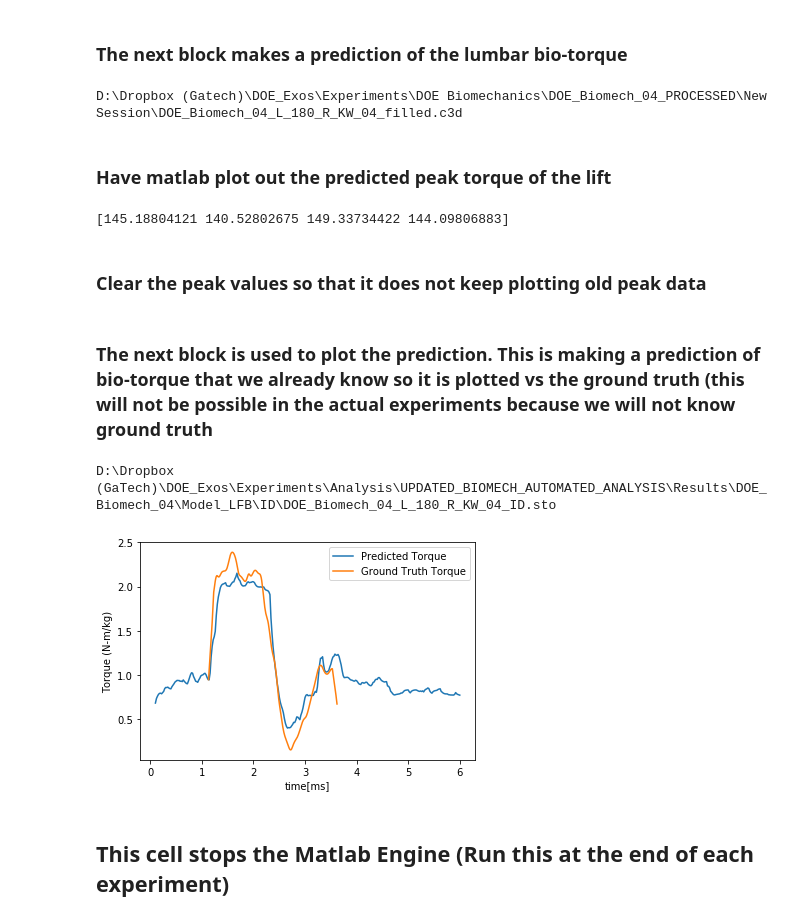
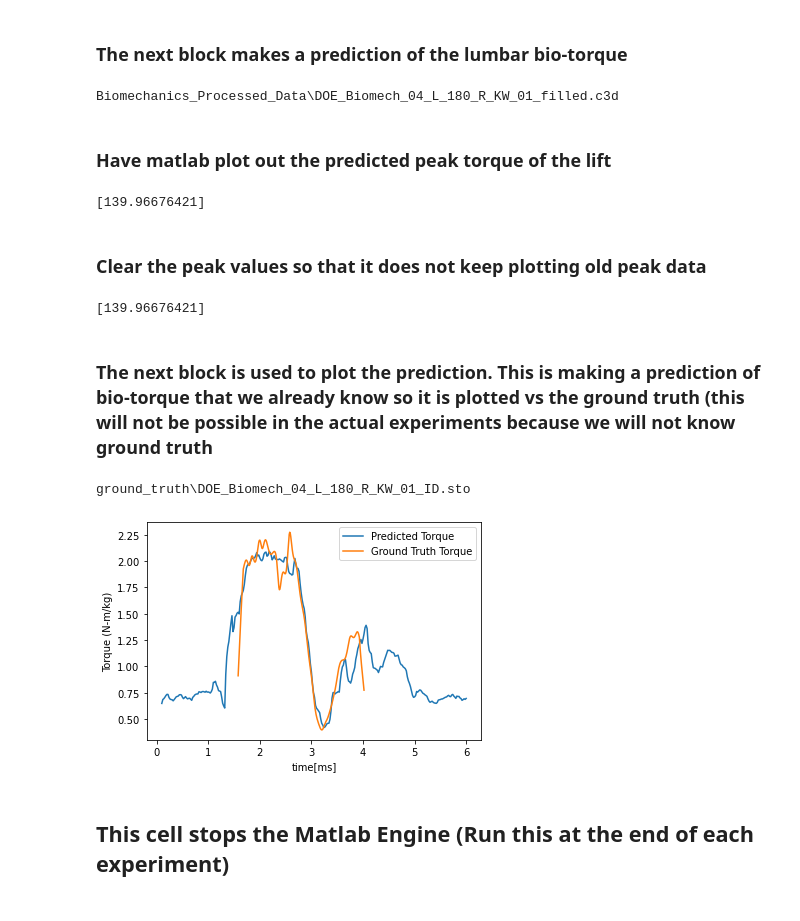
Before and after one commit to joshnfern97/lumbar_biofeedback, a Jupyter notebook: biofeedback_pipeline.ipynb, the cells around one changed output. Drawn from its saved outputs; the diff is of its cells as text; code cells hidden in the pictures.

```diff
--- a/biofeedback_pipeline.ipynb
+++ b/biofeedback_pipeline.ipynb
@@ -63,17 +63,17 @@ feature_table_names = []
 peak_values = []; #This initializes the peak torque values matrix for later use
 
 # Desired channels to train with
-#col_names = ['right_FP_x', 'right_FP_y', 'right_FP_z',
-#          'left_FP_x', 'left_FP_y', 'left_FP_z',
-#          'shank_acc_x', 'shank_acc_y', 'shank_acc_z', 'shank_gyro_x', 'shank_gyro_y', 'shank_gyro_z' ,
-#          'foot_acc_x', 'foot_acc_y', 'foot_acc_z', 'foot_gyro_x', 'foot_gyro_y', 'foot_gyro_z',
-#          'thigh_acc_x', 'thigh_acc_y', 'thigh_acc_z', 'thigh_gyro_x', 'thigh_gyro_y', 'thigh_gyro_z',
-#          'torso_acc_x', 'torso_acc_y', 'torso_acc_z', 'torso_gyro_x', 'torso_gyro_y', 'torso_gyro_z',]
-col_names = ['shank_acc_x', 'shank_acc_y', 'shank_acc_z', 'shank_gyro_x', 'shank_gyro_y', 'shank_gyro_z' ,
-           'foot_acc_x', 'foot_acc_y', 'foot_acc_z', 'foot_gyro_x', 'foot_gyro_y', 'foot_gyro_z',
-           'thigh_acc_x', 'thigh_acc_y', 'thigh_acc_z', 'thigh_gyro_x', 'thigh_gyro_y', 'thigh_gyro_z',
-          'torso_acc_x', 'torso_acc_y', 'torso_acc_z', 'torso_gyro_x', 'torso_gyro_y', 'torso_gyro_z'
-          ]
+col_names = ['right_FP_x', 'right_FP_y', 'right_FP_z',
+          'left_FP_x', 'left_FP_y', 'left_FP_z',
+          'shank_acc_x', 'shank_acc_y', 'shank_acc_z', 'shank_gyro_x', 'shank_gyro_y', 'shank_gyro_z' ,
+          'foot_acc_x', 'foot_acc_y', 'foot_acc_z', 'foot_gyro_x', 'foot_gyro_y', 'foot_gyro_z',
+          'thigh_acc_x', 'thigh_acc_y', 'thigh_acc_z', 'thigh_gyro_x', 'thigh_gyro_y', 'thigh_gyro_z',
+          'torso_acc_x', 'torso_acc_y', 'torso_acc_z', 'torso_gyro_x', 'torso_gyro_y', 'torso_gyro_z',]
+#col_names = ['shank_acc_x', 'shank_acc_y', 'shank_acc_z', 'shank_gyro_x', 'shank_gyro_y', 'shank_gyro_z' ,
+#           'foot_acc_x', 'foot_acc_y', 'foot_acc_z', 'foot_gyro_x', 'foot_gyro_y', 'foot_gyro_z',
+#           'thigh_acc_x', 'thigh_acc_y', 'thigh_acc_z', 'thigh_gyro_x', 'thigh_gyro_y', 'thigh_gyro_z',
+#          'torso_acc_x', 'torso_acc_y', 'torso_acc_z', 'torso_gyro_x', 'torso_gyro_y', 'torso_gyro_z'
+#          ]
 col_feat = ['min_','max_', 'mean_', 'std_', 'end_']
 
 
@@ -131,9 +131,9 @@ for j in range(start_i,len(subject_num)):
                 message = "--- Adding Subject "+ str(subject_num[j]) + " Trial " +str(i)+"  to the training data ---"
                 print(message)
                 if degree == 0:
-                    file = "D:/Dropbox (GaTech)/DOE_Exos/Experiments/Analysis/scale_ik_id/results/feature_tables/100_ms_window_20_ms_increment/DOE_Biomech_"+str(subject_num[j])+"_L_"+str(degree)+"_"+lift_type+"_0"+str(i)+".csv"
+                    file = "feature_tables/100_ms_window_20_ms_increment/DOE_Biomech_"+str(subject_num[j])+"_L_"+str(degree)+"_"+lift_type+"_0"+str(i)+".csv"
                 else:
-                    file = "D:/Dropbox (GaTech)/DOE_Exos/Experiments/Analysis/scale_ik_id/results/feature_tables/100_ms_window_20_ms_increment/DOE_Biomech_"+str(subject_num[j])+"_L_"+str(degree)+"_"+lift_side+"_"+lift_type+"_0"+str(i)+".csv"
+                    file = "feature_tables/100_ms_window_20_ms_increment/DOE_Biomech_"+str(subject_num[j])+"_L_"+str(degree)+"_"+lift_side+"_"+lift_type+"_0"+str(i)+".csv"
                 print(file)
                 data = pd.read_csv(file)
                 print("Data Row: "+str(data.shape[0]))
@@ -210,10 +212,10 @@ eng = matlab.engine.start_matlab()
 ### The next block is used to determine the file that needs to be read. It should be updated after each trial so that it reads the most recent data
 # %%
 subject = '04'
-trial = '04'
+trial = '01'
 
 #Should be the same conidtons as the trained values
-#degree = 90
+#degree = 180
 #side = 'R'
 #lift_type = 'KW'
 
@@ -231,9 +233,9 @@ weight_kg = 66.9582 #Sub 4 mass
 # %%
 
 if degree == 0:
-    c3dFilePath = "D:\\Dropbox (Gatech)\\DOE_Exos\\Experiments\\DOE Biomechanics\\DOE_Biomech_"+subject+"_PROCESSED\\New Session\\DOE_Biomech_"+subject+"_L_"+str(degree)+"_"+lift_type+"_"+trial+"_filled.c3d"
+    c3dFilePath = "Biomechanics_Processed_Data\\DOE_Biomech_"+subject+"_L_"+str(degree)+"_"+lift_type+"_"+trial+"_filled.c3d"
 else:
-    c3dFilePath = "D:\\Dropbox (Gatech)\\DOE_Exos\\Experiments\\DOE Biomechanics\\DOE_Biomech_"+subject+"_PROCESSED\\New Session\\DOE_Biomech_"+subject+"_L_"+str(degree)+"_"+side+"_"+lift_type+"_"+trial+"_filled.c3d"
+    c3dFilePath = "Biomechanics_Processed_Data\\DOE_Biomech_"+subject+"_L_"+str(degree)+"_"+side+"_"+lift_type+"_"+trial+"_filled.c3d"
 
 print(c3dFilePath)
 results_features, labels_features = eng.generate_feature_tables(c3dFilePath, degree)
@@ -254,7 +256,7 @@ pipeline = 'Speed'
 
 ML_pred_filtered = kalman(y_pred_back, process_noise, variance,pipeline)
 # %% [output]
-D:\Dropbox (Gatech)\DOE_Exos\Experiments\DOE Biomechanics\DOE_Biomech_04_PROCESSED\New Session\DOE_Biomech_04_L_180_R_KW_04_filled.c3d
+Biomechanics_Processed_Data\DOE_Biomech_04_L_180_R_KW_01_filled.c3d
 # %% [markdown]
 ### Have matlab plot out the predicted peak torque of the lift
 # %%
@@ -266,12 +268,14 @@ peak_values = np.append(peak_values,peak_torque)
 print(peak_values)
 finished = eng.plot_torque_info(torque_data.tolist(), peak_values.tolist())
 # %% [output]
-[145.18804121 140.52802675 149.33734422 144.09806883]
+[139.96676421]
 # %% [markdown]
 ### Clear the peak values so that it does not keep plotting old peak data
 # %%
 print(peak_values)
 peak_values = np.array([]);
+# %% [output]
+[139.96676421]
 # %% [markdown]
 ### The next block is used to plot the prediction. This is making a prediction of bio-torque that we already know so it is plotted vs the ground truth (this will not be possible in the actual experiments because we will not know ground truth
 # %%
@@ -284,39 +288,39 @@ plt.plot(time, ML_pred_filtered, label='Predicted Torque')
 
 #read ground truth torques
 if degree == 0:
-    torques_file = 'D:\\Dropbox (GaTech)\\DOE_Exos\\Experiments\\Analysis\\UPDATED_BIOMECH_AUTOMATED_ANALYSIS\\Results\\DOE_Biomech_'+subject+'\\Model_LFB\\ID\\DOE_Biomech_'+subject+'_L_'+str(degree)+'_'+lift_type+'_'+trial+'_ID.sto'
+    torques_file = 'ground_truth\\DOE_Biomech_'+subject+'_L_'+str(degree)+'_'+lift_type+'_'+trial+'_ID.sto'
 else:
-    torques_file = 'D:\\Dropbox (GaTech)\\DOE_Exos\\Experiments\\Analysis\\UPDATED_BIOMECH_AUTOMATED_ANALYSIS\\Results\\DOE_Biomech_'+subject+'\\Model_LFB\\ID\\DOE_Biomech_'+subject+'_L_'+str(degree)+'_'+side+'_'+lift_type+'_'+trial+'_ID.sto'
+    torques_file = 'ground_truth\\DOE_Biomech_'+subject+'_L_'+str(degree)+'_'+side+'_'+lift_type+'_'+trial+'_ID.sto'
 
 print(torques_file)
 data,column_names = eng.readSTO(torques_file)
 df_torque = pd.DataFrame(data, columns = column_names)
 #print(df_torque['time'])
 #print(df_torque['L5_S1_Flex_Ext_moment'])
 #weight_kg = 66.9582 #Sub 4 mass
 #weight_kg = 90.9117 #sub 5 mass
 #weight_kg = 60.2836 #Sub 6 mass
 #weight_kg = 86.882 #sub 7 mass
 #weight_kg = 89.48 #Sub 9 mass
 #weight_kg = 66.8298 #sub 10 mass
 #weight_kg = 85.494 #Sub 15 mass
 
 
 kernel_size = 20
 kernel = np.ones(kernel_size) / kernel_size
 GT_lumbar_torque = df_torque['L5_S1_Flex_Ext_moment']
 data_convolved = np.convolve(GT_lumbar_torque, kernel, mode='same')
 
 
 plt.plot(df_torque['time'], data_convolved/weight_kg, label = 'Ground Truth Torque')
 
 plt.legend()
 plt.xlabel('time[ms]')
 plt.ylabel('Torque (N-m/kg)')
 plt.show()
 # %% [output]
-D:\Dropbox (GaTech)\DOE_Exos\Experiments\Analysis\UPDATED_BIOMECH_AUTOMATED_ANALYSIS\Results\DOE_Biomech_04\Model_LFB\ID\DOE_Biomech_04_L_180_R_KW_04_ID.sto
+ground_truth\DOE_Biomech_04_L_180_R_KW_01_ID.sto
-[figure, old version]
+[figure, new version]
 # %% [markdown]
 ## This cell stops the Matlab Engine (Run this at the end of each experiment)
 # %%
```
Also changed, not shown: parts of 1 cell of this notebook.
